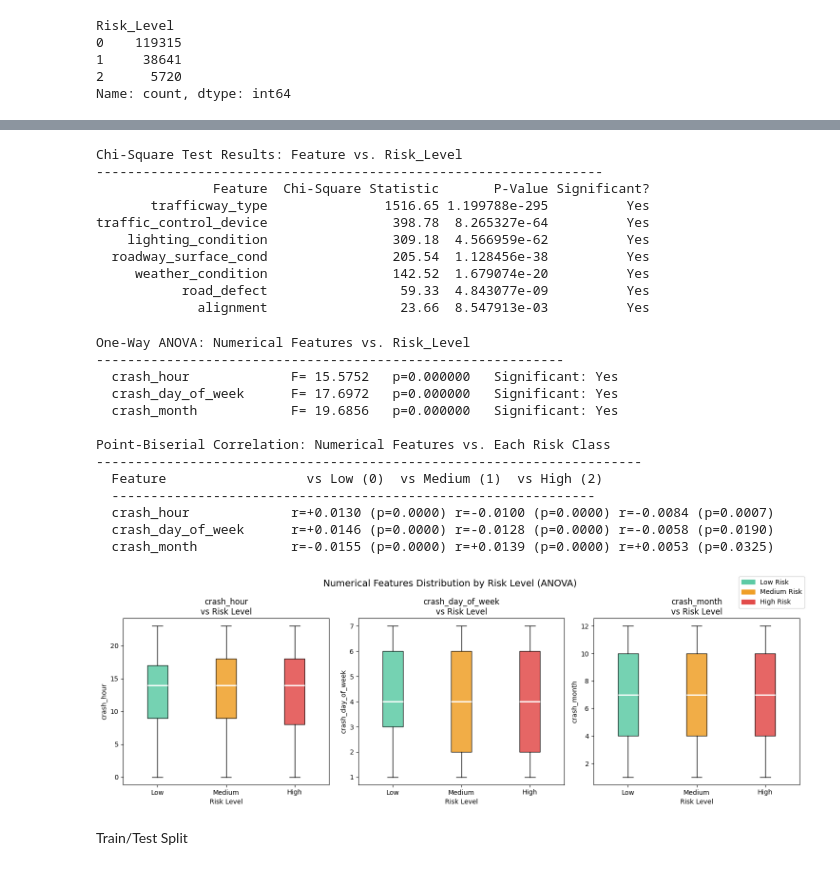
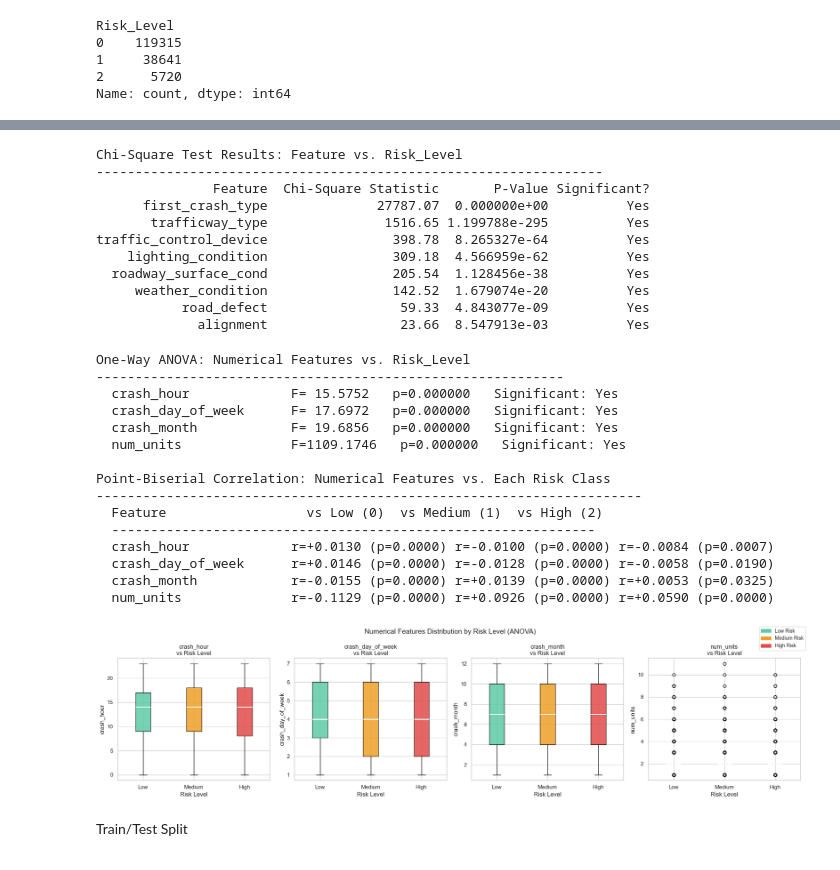
Before and after one commit to LoongHong/urban-intersection-safety, a Jupyter notebook: datapreprocessing.ipynb, the cells around one changed output, grey strips where cells are left out. Saved outputs shown, nothing was run; the diff lists cells and outputs as text; code cells hidden in the pictures.

```diff
--- a/datapreprocessing.ipynb
+++ b/datapreprocessing.ipynb
@@ -424,51 +446,39 @@ y shape: (163676,)
 # %%
 from scipy.stats import chi2_contingency
 
-#  categorical environmental features
+# categorical environmental features (updated to include first_crash_type)
 categorical_features = [
     'weather_condition', 'lighting_condition', 'roadway_surface_cond',
-    'road_defect', 'alignment', 'traffic_control_device', 'trafficway_type'
+    'road_defect', 'alignment', 'traffic_control_device', 'trafficway_type',
+    'first_crash_type'
 ]
 
-# target variable
 target = 'Risk_Level'
+chi_results = []
 
-# Create an empty list to store the results
-results = []
-
-# 3. Loop through each feature and test its relationship with Risk_Level
 for col in categorical_features:
-    # Create the contingency table (a matrix of frequencies)
     contingency_table = pd.crosstab(df[col], df[target])
-
-    # Run the Chi-Square test
     chi2, p, dof, expected = chi2_contingency(contingency_table)
-
-    # Append the results
-    results.append({
+    chi_results.append({
         'Feature': col,
         'Chi-Square Statistic': round(chi2, 2),
         'P-Value': p,
-        # We use a standard alpha level of 0.05 (95% confidence)
         'Significant?': 'Yes' if p < 0.05 else 'No'
     })
 
-# 4. Format and display the results
-chi_square_df = pd.DataFrame(results)
-
-# Sort from strongest relationship (highest statistic) to weakest
+chi_square_df = pd.DataFrame(chi_results)
 chi_square_df = chi_square_df.sort_values(by='Chi-Square Statistic', ascending=False)
 
 print("Chi-Square Test Results: Feature vs. Risk_Level")
 print("-" * 65)
 print(chi_square_df.to_string(index=False))
 
-# Optional: Save it to a CSV to easily copy into your FYP report
 chi_square_df.to_csv('chi_square_results.csv', index=False)
 # %% [output]
 Chi-Square Test Results: Feature vs. Risk_Level
 -----------------------------------------------------------------
                Feature  Chi-Square Statistic       P-Value Significant?
+      first_crash_type              27787.07  0.000000e+00          Yes
        trafficway_type               1516.65 1.199788e-295          Yes
 traffic_control_device                398.78  8.265327e-64          Yes
     lighting_condition                309.18  4.566959e-62          Yes
@@ -479,14 +489,13 @@ traffic_control_device                398.78  8.265327e-64          Yes
 # %%
 # Statistical tests for numerical features
 from scipy.stats import f_oneway, pointbiserialr
+import matplotlib.patches as mpatches
 import warnings
 warnings.filterwarnings('ignore')
 
-numerical_features = ['crash_hour', 'crash_day_of_week', 'crash_month']
+# Updated to include num_units
+numerical_features = ['crash_hour', 'crash_day_of_week', 'crash_month', 'num_units']
 
-# One-Way ANOVA
-# Tests whether the mean of each numerical feature differs significantly
-# across the three Risk_Level classes (Low=0, Medium=1, High=2).
 print("One-Way ANOVA: Numerical Features vs. Risk_Level")
 print("-" * 60)
 
@@ -506,9 +515,7 @@ for col in numerical_features:
 
 anova_df = pd.DataFrame(anova_results)
 
-
-
-# Point-Biserial Correlation (each class vs. feature)
+# Point-Biserial Correlation
 print("\nPoint-Biserial Correlation: Numerical Features vs. Each Risk Class")
 print("-" * 70)
 print(f"  {'Feature':<22} {'vs Low (0)':>12} {'vs Medium (1)':>14} {'vs High (2)':>12}")
@@ -527,51 +534,50 @@ for col in numerical_features:
     pb_results.append(row)
     print(f"  {col:<22} {corrs[0]:>20} {corrs[1]:>20} {corrs[2]:>20}")
 
-
-
 pb_df = pd.DataFrame(pb_results)
 
 # Visualise — boxplots of numerical features by Risk Level
-fig, axes = plt.subplots(1, 3, figsize=(15, 5))
+fig, axes = plt.subplots(1, len(numerical_features), figsize=(5 * len(numerical_features), 5))
 colors_box = {0: '#5DCAA5', 1: '#EF9F27', 2: '#E24B4A'}
 labels_box  = {0: 'Low', 1: 'Medium', 2: 'High'}
 
 for ax, col in zip(axes, numerical_features):
-    data_by_class = [df[df['Risk_Level'] == level][col].values
-                     for level in [0, 1, 2]]
+    data_by_class = [df[df['Risk_Level'] == level][col].values for level in [0, 1, 2]]
     bp = ax.boxplot(data_by_class, patch_artist=True, notch=False,
                     medianprops=dict(color='white', linewidth=2))
     for patch, level in zip(bp['boxes'], [0, 1, 2]):
         patch.set_facecolor(colors_box[level])
         patch.set_alpha(0.85)
     ax.set_xticks([1, 2, 3])
     ax.set_xticklabels([labels_box[i] for i in [0, 1, 2]])
     ax.set_title(f'{col}\nvs Risk Level', fontsize=12)
     ax.set_xlabel('Risk Level')
     ax.set_ylabel(col)
 
 patches = [mpatches.Patch(color=colors_box[i], label=f'{labels_box[i]} Risk')
            for i in [0, 1, 2]]
 fig.legend(handles=patches, loc='upper right', fontsize=10)
 plt.suptitle('Numerical Features Distribution by Risk Level (ANOVA)', fontsize=14)
 plt.tight_layout()
 plt.savefig('anova_boxplots.png', dpi=150, bbox_inches='tight')
 plt.show()
 # %% [output]
 One-Way ANOVA: Numerical Features vs. Risk_Level
 ------------------------------------------------------------
   crash_hour             F= 15.5752   p=0.000000   Significant: Yes
   crash_day_of_week      F= 17.6972   p=0.000000   Significant: Yes
   crash_month            F= 19.6856   p=0.000000   Significant: Yes
+  num_units              F=1109.1746   p=0.000000   Significant: Yes
 
 Point-Biserial Correlation: Numerical Features vs. Each Risk Class
 ----------------------------------------------------------------------
   Feature                  vs Low (0)  vs Medium (1)  vs High (2)
   --------------------------------------------------------------
   crash_hour             r=+0.0130 (p=0.0000) r=-0.0100 (p=0.0000) r=-0.0084 (p=0.0007)
   crash_day_of_week      r=+0.0146 (p=0.0000) r=-0.0128 (p=0.0000) r=-0.0058 (p=0.0190)
   crash_month            r=-0.0155 (p=0.0000) r=+0.0139 (p=0.0000) r=+0.0053 (p=0.0325)
+  num_units              r=-0.1129 (p=0.0000) r=+0.0926 (p=0.0000) r=+0.0590 (p=0.0000)
-[figure, old version]
+[figure, new version]
 # %% [markdown]
 Train/Test Split
 # %%
```
Also changed, not shown: parts of 10 cells of this notebook, 45 other files.
